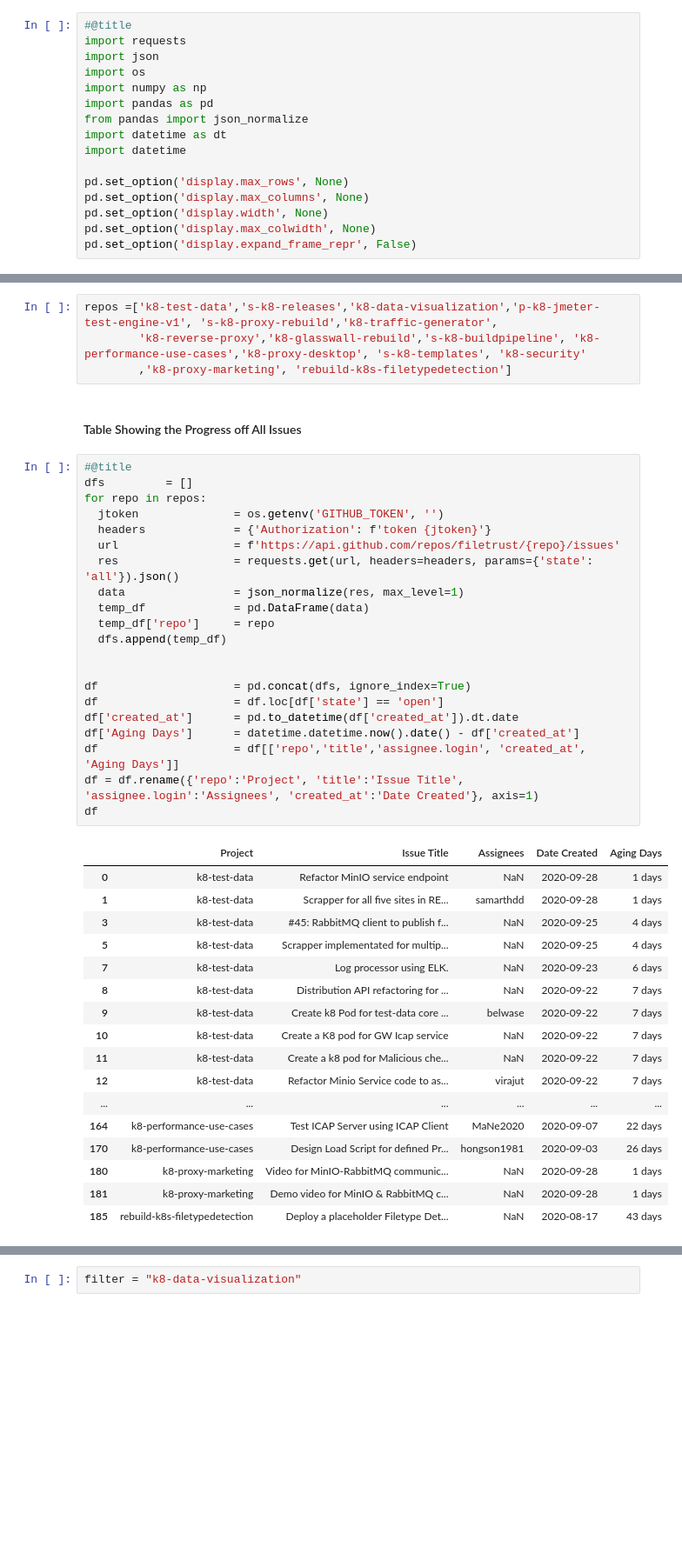
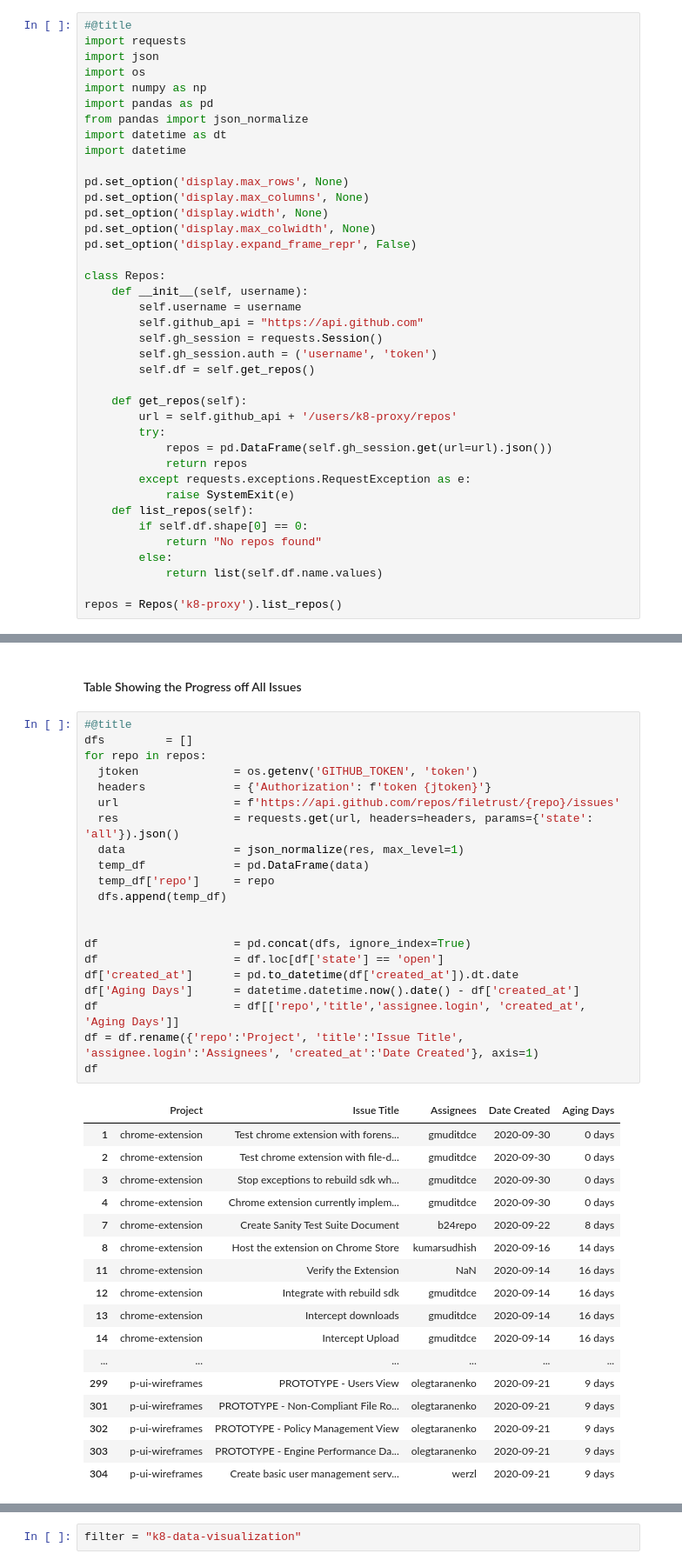
Before and after one commit to lucia15/k8-data-visualization, a Jupyter notebook: upwork-devs/lwasampijja-baker/All_Progress_Issues.ipynb, the cells around one changed output, grey strips where cells are left out. Shown at 87% size. Saved outputs shown, nothing was run; the diff lists cells and outputs as text; blank space fills up the shorter version.

```diff
--- a/upwork-devs/lwasampijja-baker/All_Progress_Issues.ipynb
+++ b/upwork-devs/lwasampijja-baker/All_Progress_Issues.ipynb
@@ -18,3 +18,26 @@ pd.set_option('display.max_columns', None)
 pd.set_option('display.width', None)
 pd.set_option('display.max_colwidth', None)
 pd.set_option('display.expand_frame_repr', False)
+
+class Repos:
+    def __init__(self, username):
+        self.username = username
+        self.github_api = "https://api.github.com"
+        self.gh_session = requests.Session()
+        self.gh_session.auth = ('username', 'token')
+        self.df = self.get_repos()
+
+    def get_repos(self):
+        url = self.github_api + '/users/k8-proxy/repos'
+        try:
+            repos = pd.DataFrame(self.gh_session.get(url=url).json())
+            return repos
+        except requests.exceptions.RequestException as e:
+            raise SystemExit(e)
+    def list_repos(self):
+        if self.df.shape[0] == 0:
+            return "No repos found"
+        else:
+            return list(self.df.name.values)
+
+repos = Repos('k8-proxy').list_repos()
@@ -23,45 +44,41 @@ pd.set_option('display.expand_frame_repr', False)
-# %%
-repos =['k8-test-data','s-k8-releases','k8-data-visualization','p-k8-jmeter-test-engine-v1', 's-k8-proxy-rebuild','k8-traffic-generator',
-        'k8-reverse-proxy','k8-glasswall-rebuild','s-k8-buildpipeline', 'k8-performance-use-cases','k8-proxy-desktop', 's-k8-templates', 'k8-security'
-        ,'k8-proxy-marketing', 'rebuild-k8s-filetypedetection']
 # %% [markdown]
 #### Table Showing the Progress off All Issues
 # %%
 #@title
 dfs         = []
 for repo in repos:
-  jtoken              = os.getenv('GITHUB_TOKEN', '')
+  jtoken              = os.getenv('GITHUB_TOKEN', 'token')
   headers             = {'Authorization': f'token {jtoken}'}
   url                 = f'https://api.github.com/repos/filetrust/{repo}/issues'
   res                 = requests.get(url, headers=headers, params={'state': 'all'}).json()
   data                = json_normalize(res, max_level=1)
   temp_df             = pd.DataFrame(data)
   temp_df['repo']     = repo
   dfs.append(temp_df)
 
 
 df                    = pd.concat(dfs, ignore_index=True)
 df                    = df.loc[df['state'] == 'open']
 df['created_at']      = pd.to_datetime(df['created_at']).dt.date
 df['Aging Days']      = datetime.datetime.now().date() - df['created_at']
 df                    = df[['repo','title','assignee.login', 'created_at', 'Aging Days']]
 df = df.rename({'repo':'Project', 'title':'Issue Title', 'assignee.login':'Assignees', 'created_at':'Date Created'}, axis=1)
 df
 # %% [output]
 |  | Project | Issue Title | Assignees | Date Created | Aging Days |
-| 0 | k8-test-data | Refactor MinIO service endpoint | NaN | 2020-09-28 | 1 days |
-| 1 | k8-test-data | Scrapper for all five sites in RE... | samarthdd | 2020-09-28 | 1 days |
-| 3 | k8-test-data | #45: RabbitMQ client to publish f... | NaN | 2020-09-25 | 4 days |
-| 5 | k8-test-data | Scrapper implementated for multip... | NaN | 2020-09-25 | 4 days |
-| 7 | k8-test-data | Log processor using ELK. | NaN | 2020-09-23 | 6 days |
-| 8 | k8-test-data | Distribution API refactoring for ... | NaN | 2020-09-22 | 7 days |
-| 9 | k8-test-data | Create k8 Pod for test-data core ... | belwase | 2020-09-22 | 7 days |
-| 10 | k8-test-data | Create a K8 pod for GW Icap service | NaN | 2020-09-22 | 7 days |
-| 11 | k8-test-data | Create a k8 pod for Malicious che... | NaN | 2020-09-22 | 7 days |
-| 12 | k8-test-data | Refactor Minio Service code to as... | virajut | 2020-09-22 | 7 days |
+| 1 | chrome-extension | Test chrome extension with forens... | gmuditdce | 2020-09-30 | 0 days |
+| 2 | chrome-extension | Test chrome extension with file-d... | gmuditdce | 2020-09-30 | 0 days |
+| 3 | chrome-extension | Stop exceptions to rebuild sdk wh... | gmuditdce | 2020-09-30 | 0 days |
+| 4 | chrome-extension | Chrome extension currently implem... | gmuditdce | 2020-09-30 | 0 days |
+| 7 | chrome-extension | Create Sanity Test Suite Document | b24repo | 2020-09-22 | 8 days |
+| 8 | chrome-extension | Host the extension on Chrome Store | kumarsudhish | 2020-09-16 | 14 days |
+| 11 | chrome-extension | Verify the Extension | NaN | 2020-09-14 | 16 days |
+| 12 | chrome-extension | Integrate with rebuild sdk | gmuditdce | 2020-09-14 | 16 days |
+| 13 | chrome-extension | Intercept downloads | gmuditdce | 2020-09-14 | 16 days |
+| 14 | chrome-extension | Intercept Upload | gmuditdce | 2020-09-14 | 16 days |
 | ... | ... | ... | ... | ... | ... |
-| 164 | k8-performance-use-cases | Test ICAP Server using ICAP Client | MaNe2020 | 2020-09-07 | 22 days |
-| 170 | k8-performance-use-cases | Design Load Script for defined Pr... | hongson1981 | 2020-09-03 | 26 days |
-| 180 | k8-proxy-marketing | Video for MinIO-RabbitMQ communic... | NaN | 2020-09-28 | 1 days |
-| 181 | k8-proxy-marketing | Demo video for MinIO & RabbitMQ c... | NaN | 2020-09-28 | 1 days |
-| 185 | rebuild-k8s-filetypedetection | Deploy a placeholder Filetype Det... | NaN | 2020-08-17 | 43 days |
+| 299 | p-ui-wireframes | PROTOTYPE - Users View | olegtaranenko | 2020-09-21 | 9 days |
+| 301 | p-ui-wireframes | PROTOTYPE - Non-Compliant File Ro... | olegtaranenko | 2020-09-21 | 9 days |
+| 302 | p-ui-wireframes | PROTOTYPE - Policy Management View | olegtaranenko | 2020-09-21 | 9 days |
+| 303 | p-ui-wireframes | PROTOTYPE - Engine Performance Da... | olegtaranenko | 2020-09-21 | 9 days |
+| 304 | p-ui-wireframes | Create basic user management serv... | werzl | 2020-09-21 | 9 days |
```
Also changed, not shown: parts of 5 cells of this notebook.
